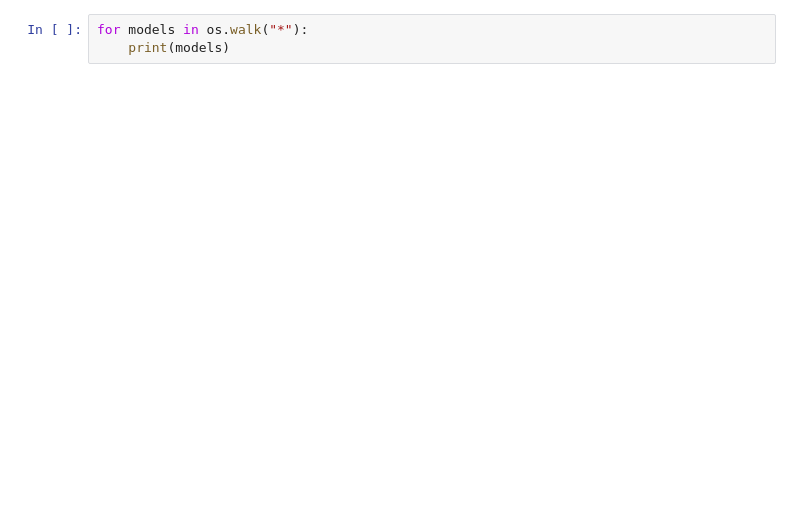
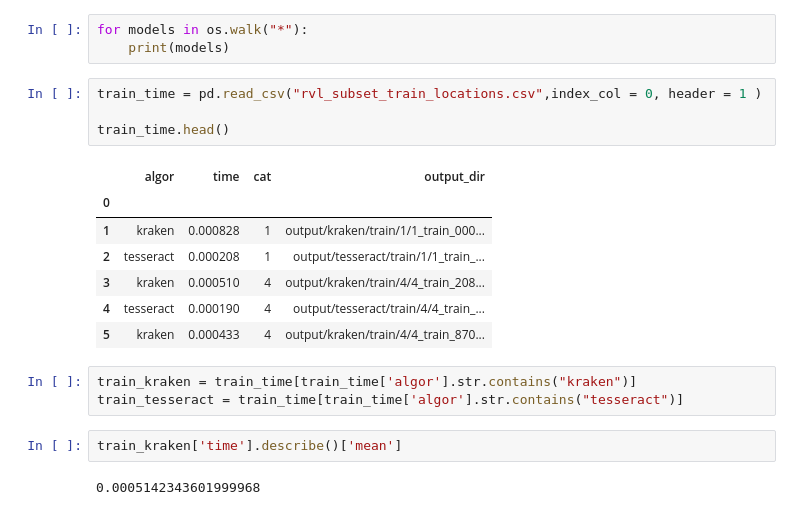
Before and after one commit to Valpluto/MM-Final, a Jupyter notebook: stat_anlysis.ipynb, the cells around one changed output. Cells and saved outputs as stored; diff of their text form; blank space fills up the shorter version.

```diff
--- a/stat_anlysis.ipynb
+++ b/stat_anlysis.ipynb
@@ -12,3 +26,22 @@ FileNotFoundError: [Errno 2] No such file or directory: 'model_predictions.npy'
 # %%
 for models in os.walk("*"):
     print(models)
+# %%
+train_time = pd.read_csv("rvl_subset_train_locations.csv",index_col = 0, header = 1 )
+
+train_time.head()
+# %% [output]
+|  | algor | time | cat | output_dir |
+| 0 |  |  |  |  |
+| 1 | kraken | 0.000828 | 1 | output/kraken/train/1/1_train_000... |
+| 2 | tesseract | 0.000208 | 1 | output/tesseract/train/1/1_train_... |
+| 3 | kraken | 0.000510 | 4 | output/kraken/train/4/4_train_208... |
+| 4 | tesseract | 0.000190 | 4 | output/tesseract/train/4/4_train_... |
+| 5 | kraken | 0.000433 | 4 | output/kraken/train/4/4_train_870... |
+# %%
+train_kraken = train_time[train_time['algor'].str.contains("kraken")]
+train_tesseract = train_time[train_time['algor'].str.contains("tesseract")]
+# %%
+train_kraken['time'].describe()['mean']
+# %% [output]
+0.0005142343601999968
```
Also changed, not shown: parts of 5 cells of this notebook, 2 other files.
